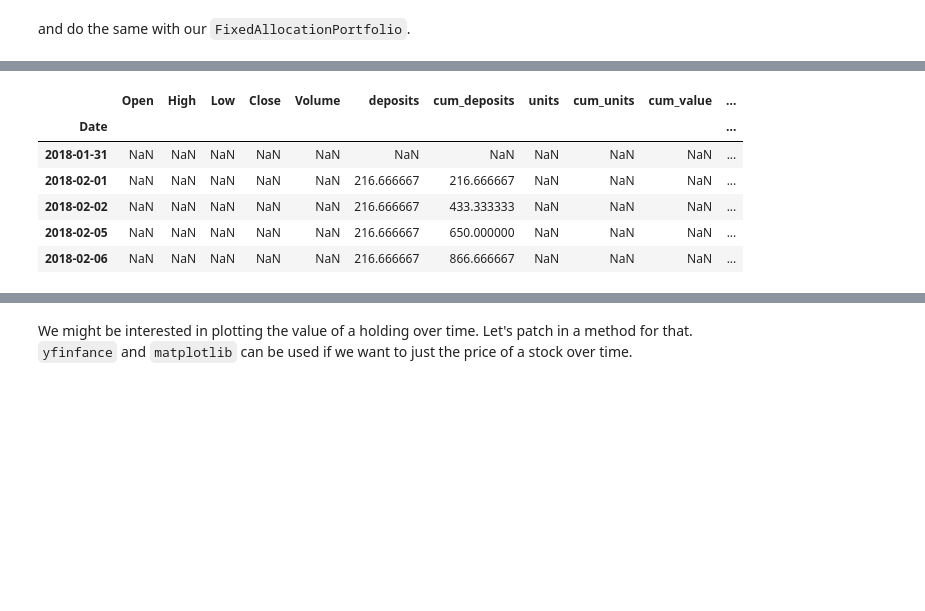
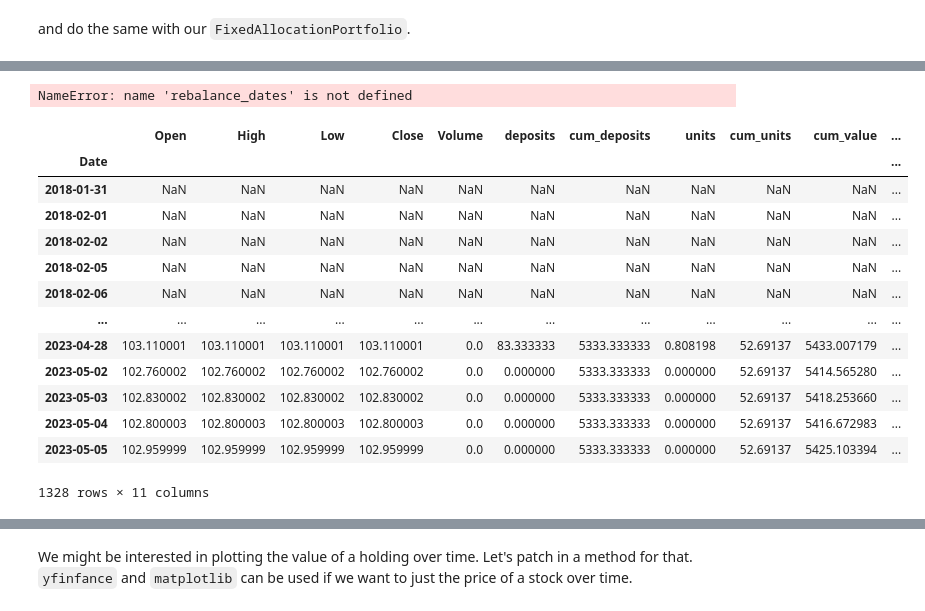
Before and after one commit to rsp34/portfolio-analysis, a Jupyter notebook: nbs/00_portfolio.ipynb, the cells around one changed output, grey strips where cells are left out. Drawn from its saved outputs; the diff is of its cells as text; code cells hidden in the pictures; blank space fills up the shorter version.

```diff
--- a/nbs/00_portfolio.ipynb
+++ b/nbs/00_portfolio.ipynb
@@ -259,0 +330,4 @@ Future functionality might include:
+# %%
+monthly_deposits = create_monthly_deposits("01/01/2018",date.today().strftime("%d/%m/%Y"),20000/12)
+lf_ruffer_diversified  = Holding("LF Ruffer Diversified","0P0001MKQK.L",1.12,initial_deposit)
+lf_ruffer_diversified.history.tail()
@@ -259,0 +341,3 @@ Future functionality might include:
+# %%
+vanguard_life_strategy = Holding('Vanguard LifeStrategy 100%','0P0000TKZO.L',0.22,create_monthly_deposits('04/01/2018','01/12/2022',1000))
+vanguard_life_strategy.history.tail()
@@ -259,0 +353,2 @@ Future functionality might include:
+# %%
+holdings = [lf_ruffer_diversified, vanguard_life_strategy]
@@ -282,29 +386,22 @@ class FixedAllocationPortfolio:
         # Create a holding for each fund
         self.holdings = [Holding(fund[i],ticker[i],product_cost[i],deposits*allocation[i]) for i in range(len(fund))]
 
-        # Let's ensure all holdings have the same number of dates
-        n_rows = [holding.history.shape[0] for holding in self.holdings]
-        if len(set(n_rows)) != 1:
-            max_rows = max(n_rows)
-            max_rows_history = self.holdings[n_rows.index(max_rows)].history.iloc[:, 0:0]
-
-            for index, holding in enumerate(self.holdings):
-                if n_rows[index] < max_rows:
-                    holding.history = max_rows_history.join(holding.history, how='left')
-                    holding.history = holding.history.interpolate(method='nearest', limit_direction='both')
-                    holding.compute_value()
-
     def rebalance(self,rebalance_dates):
 
         # We rebalance on the dates specified. If a rebalancing date is prior a funds
-        # inception date then the fund is ignore in the rebalancing.
+        # inception date then the fund's deposit is used in the rebalancing.
 
         # It is assumed that fees are paid for with an external account and that the fees
         # are accrued daily.
 
         holdings = self.holdings
 
+        # The holdings are identical so we can use any one
         matching_rows = holdings[0].history.index.get_indexer(rebalance_dates,method='nearest')
+
+        # Get column references
+        cum_value_idx = holdings[0].history.columns.get_loc("cum_value")
+        deposit_idx = holdings[0].history.columns.get_loc("deposits")
 
         for row in matching_rows:
 
@@ -322,15 +419,10 @@ class FixedAllocationPortfolio:
             total_value = sum(current_allocation)
             target_allocation = [fraction*total_value for fraction in self.allocation]
 
-            # Update units, cum_units and cum_value in light of the new breakdown
-            # These are really properties of the holding...
-            cum_value_idx = holdings[i].history.columns.get_loc("cum_value")
-            deposit_idx = holdings[i].history.columns.get_loc("deposits")
-
             for i in range(len(holdings)):
                 holdings[i].history.iloc[row,deposit_idx] = holdings[i].history.iloc[row,deposit_idx] \
                                                                    + (target_allocation[i] - holdings[i].history.iloc[row,cum_value_idx])
                 holdings[i].compute_value()
 
-            self.holdings = holdings
-            return self
+        self.holdings = holdings
+        return self
@@ -574,15 +664,24 @@ active_growth.holdings[0].history.head()
 # %%
-active_growth_rebalanced = create_monthly_rebalance_dates("01/01/2018",date.today().strftime("%d/%m/%Y"))
+rebalance_dates = create_monthly_rebalance_dates("01/01/2018",date.today().strftime("%d/%m/%Y"))
 active_growth_rebalanced = active_growth.rebalance(rebalance_dates)
+# %% [output]
+NameError: name 'rebalance_dates' is not defined
 # %%
-active_growth_rebalanced.holdings[4].history.head()b
+active_growth.holdings[9].history
 # %% [output]
 |  | Open | High | Low | Close | Volume | deposits | cum_deposits | units | cum_units | cum_value | ... |
 | Date |  |  |  |  |  |  |  |  |  |  | ... |
 | 2018-01-31 | NaN | NaN | NaN | NaN | NaN | NaN | NaN | NaN | NaN | NaN | ... |
-| 2018-02-01 | NaN | NaN | NaN | NaN | NaN | 216.666667 | 216.666667 | NaN | NaN | NaN | ... |
-| 2018-02-02 | NaN | NaN | NaN | NaN | NaN | 216.666667 | 433.333333 | NaN | NaN | NaN | ... |
-| 2018-02-05 | NaN | NaN | NaN | NaN | NaN | 216.666667 | 650.000000 | NaN | NaN | NaN | ... |
-| 2018-02-06 | NaN | NaN | NaN | NaN | NaN | 216.666667 | 866.666667 | NaN | NaN | NaN | ... |
+| 2018-02-01 | NaN | NaN | NaN | NaN | NaN | NaN | NaN | NaN | NaN | NaN | ... |
+| 2018-02-02 | NaN | NaN | NaN | NaN | NaN | NaN | NaN | NaN | NaN | NaN | ... |
+| 2018-02-05 | NaN | NaN | NaN | NaN | NaN | NaN | NaN | NaN | NaN | NaN | ... |
+| 2018-02-06 | NaN | NaN | NaN | NaN | NaN | NaN | NaN | NaN | NaN | NaN | ... |
+| ... | ... | ... | ... | ... | ... | ... | ... | ... | ... | ... | ... |
+| 2023-04-28 | 103.110001 | 103.110001 | 103.110001 | 103.110001 | 0.0 | 83.333333 | 5333.333333 | 0.808198 | 52.69137 | 5433.007179 | ... |
+| 2023-05-02 | 102.760002 | 102.760002 | 102.760002 | 102.760002 | 0.0 | 0.000000 | 5333.333333 | 0.000000 | 52.69137 | 5414.565280 | ... |
+| 2023-05-03 | 102.830002 | 102.830002 | 102.830002 | 102.830002 | 0.0 | 0.000000 | 5333.333333 | 0.000000 | 52.69137 | 5418.253660 | ... |
+| 2023-05-04 | 102.800003 | 102.800003 | 102.800003 | 102.800003 | 0.0 | 0.000000 | 5333.333333 | 0.000000 | 52.69137 | 5416.672983 | ... |
+| 2023-05-05 | 102.959999 | 102.959999 | 102.959999 | 102.959999 | 0.0 | 0.000000 | 5333.333333 | 0.000000 | 52.69137 | 5425.103394 | ... |
+1328 rows × 11 columns
 # %%
 rebalance_dates
```
Also changed, not shown: parts of 36 cells of this notebook, 1 other file.
